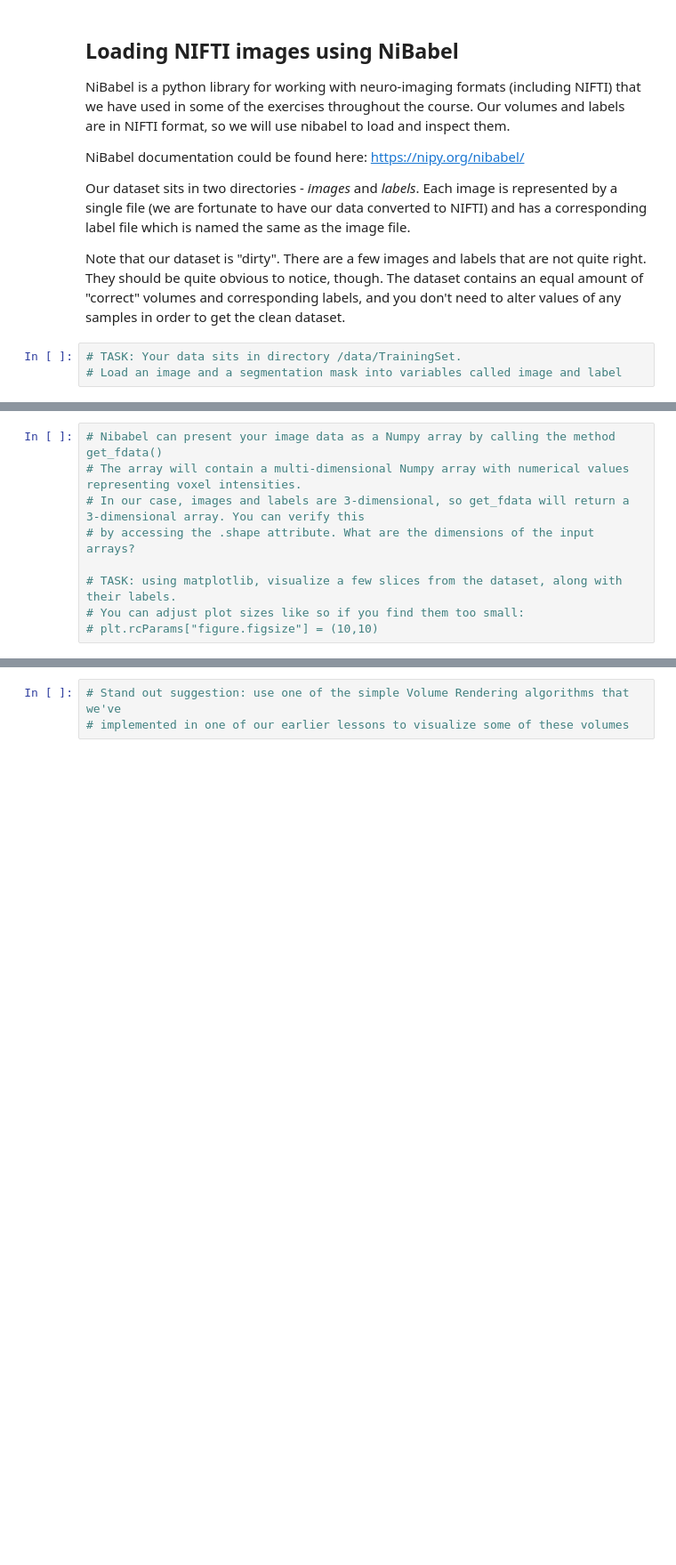
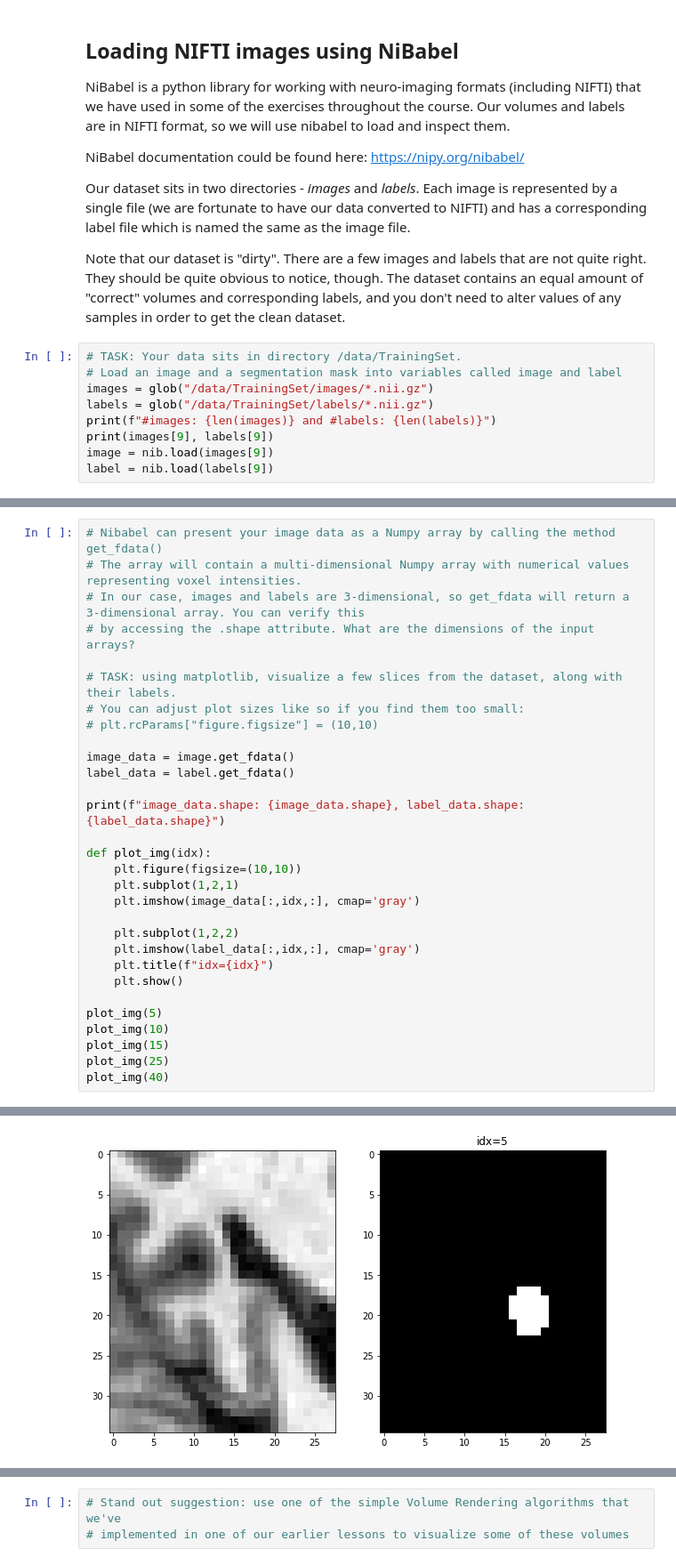
Before and after one commit to TRoboto/Udacity, a Jupyter notebook: AI for Healthcare Nanodegree/Project - Hippocampal Volume Quantification in Alzheimer's Progression/section1/Final Project EDA.ipynb, the cells around one changed output, grey strips where cells are left out. Shown at 89% size. Saved outputs shown, nothing was run; the diff lists cells and outputs as text; blank space fills up the shorter version.

```diff
--- a/AI for Healthcare Nanodegree/Project - Hippocampal Volume Quantification in Alzheimer's Progression/section1/Final Project EDA.ipynb
+++ b/AI for Healthcare Nanodegree/Project - Hippocampal Volume Quantification in Alzheimer's Progression/section1/Final Project EDA.ipynb
@@ -19,3 +25,9 @@ Note that our dataset is "dirty". There are a few images and labels that are not
 # %%
 # TASK: Your data sits in directory /data/TrainingSet.
 # Load an image and a segmentation mask into variables called image and label
+images = glob("/data/TrainingSet/images/*.nii.gz")
+labels = glob("/data/TrainingSet/labels/*.nii.gz")
+print(f"#images: {len(images)} and #labels: {len(labels)}")
+print(images[9], labels[9])
+image = nib.load(images[9])
+label = nib.load(labels[9])
@@ -28,3 +43,25 @@ Note that our dataset is "dirty". There are a few images and labels that are not
 # TASK: using matplotlib, visualize a few slices from the dataset, along with their labels.
 # You can adjust plot sizes like so if you find them too small:
 # plt.rcParams["figure.figsize"] = (10,10)
+
+image_data = image.get_fdata()
+label_data = label.get_fdata()
+
+print(f"image_data.shape: {image_data.shape}, label_data.shape: {label_data.shape}")
+
+def plot_img(idx):
+    plt.figure(figsize=(10,10))
+    plt.subplot(1,2,1)
+    plt.imshow(image_data[:,idx,:], cmap='gray')
+
+    plt.subplot(1,2,2)
+    plt.imshow(label_data[:,idx,:], cmap='gray')
+    plt.title(f"idx={idx}")
+    plt.show()
+
+plot_img(5)
+plot_img(10)
+plot_img(15)
+plot_img(25)
+plot_img(40)
+# %% [output]
@@ -30,0 +69 @@ Note that our dataset is "dirty". There are a few images and labels that are not
+[figure, added]
```
Also changed, not shown: parts of 16 cells of this notebook.
